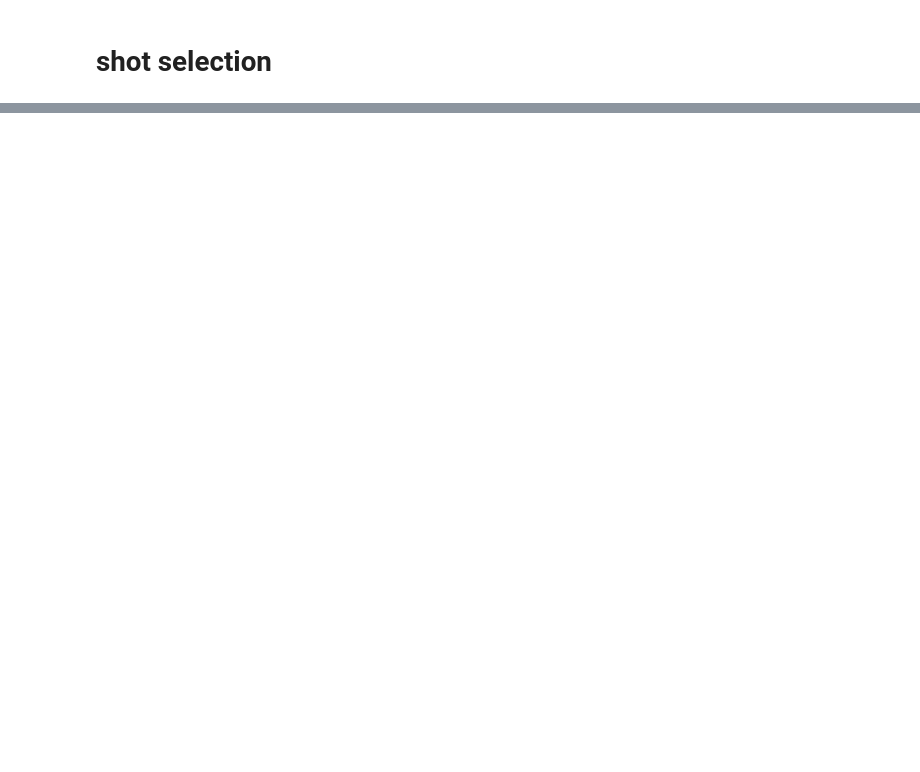
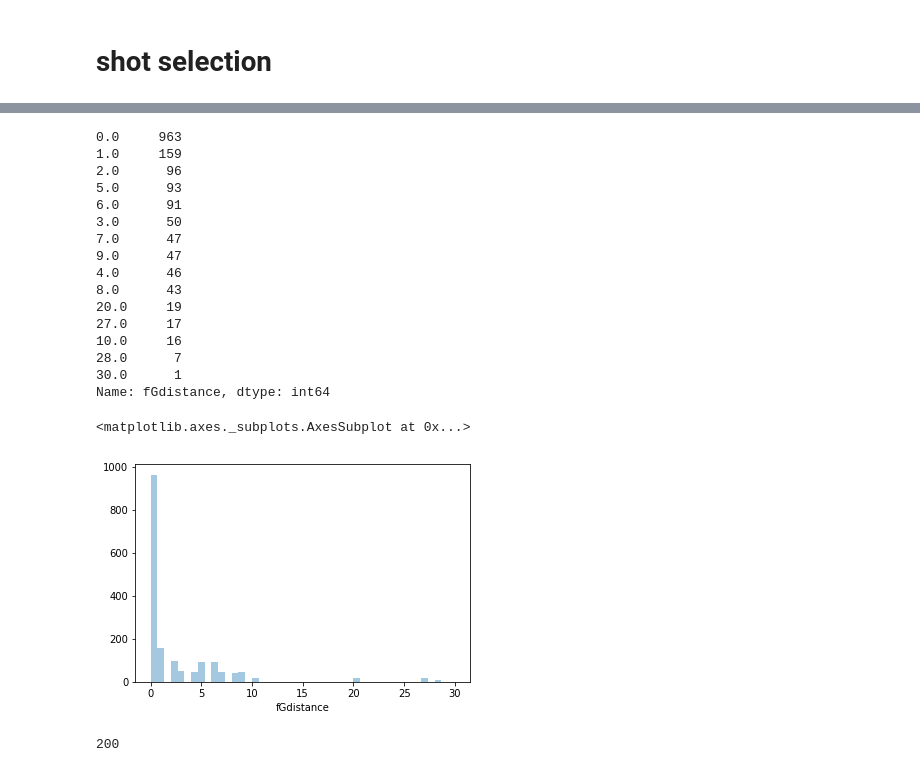
Before and after one commit to monstertruck/fun-with-sports, a Jupyter notebook: shot-selection/shot-selection.ipynb, the cells around one changed output, grey strips where cells are left out. Saved outputs shown, nothing was run; the diff lists cells and outputs as text; code cells hidden in the pictures; blank space fills up the shorter version.

```diff
--- a/shot-selection/shot-selection.ipynb
+++ b/shot-selection/shot-selection.ipynb
@@ -3,5 +5,5 @@
 # %%
 # Parameters that you can use to adjust.
-pickteam = "SAS"
-numberofgames = 10
+pickteam = "GSW"
+numberofgames = 30
 # %%
@@ -68,0 +230,3 @@ team_urls = team_sked.assign(gameURL = "https://api.mysportsfeeds.com/v1.1/pull/
+# %%
+team_urls = getTeamSchedule(pickteam, numberofgames)
+statuses, shots_allgames = getTeamPlays(pickteam, team_urls)
@@ -68,0 +251,44 @@ team_urls = team_sked.assign(gameURL = "https://api.mysportsfeeds.com/v1.1/pull/
+# %%
+# gameno, q, time, secs, fGoutcome, fGdistance, fGval, fGshooter, fGlocX, fGlocY, fGtype, fGteam, locX
+print(shots_allgames['fGdistance'].value_counts())
+
+sb.distplot(shots_allgames['fGdistance'], kde=False)
+# %% [output]
+0.0     963
+1.0     159
+2.0      96
+5.0      93
+6.0      91
+3.0      50
+7.0      47
+9.0      47
+4.0      46
+8.0      43
+20.0     19
+27.0     17
+10.0     16
+28.0      7
+30.0      1
+Name: fGdistance, dtype: int64
+<matplotlib.axes._subplots.AxesSubplot at 0x...>
+[figure, added]
+# %%
+player_url = "https://api.mysportsfeeds.com/v1.1/pull/nba/2017-2018-regular/cumulative_player_stats.JSON?playerstats=2PA,2PM,3PA,3PM,FTA,FTM"
+
+# You can pass a parameter with the teamname.
+team_player =  requests.get(
+                url=player_url,
+                params = {"team": pickteam},
+                headers={"Authorization": "Basic " + base64.b64encode('{}:{}'.format(usern,passw).encode('utf-8')).decode('ascii')}
+            )
+
+# Again, just in case.
+print(team_player.status_code)
+
+# Construct the dataframes!
+team_player = team_player.json()
+team_player = pd.DataFrame(team_player['cumulativeplayerstats']['playerstatsentry'])
+players = pd.DataFrame(team_player['player'])
+playerstats = pd.DataFrame(team_player['stats'])
+# %% [output]
+200
```
Also changed, not shown: parts of 9 cells of this notebook, 12 other files.
